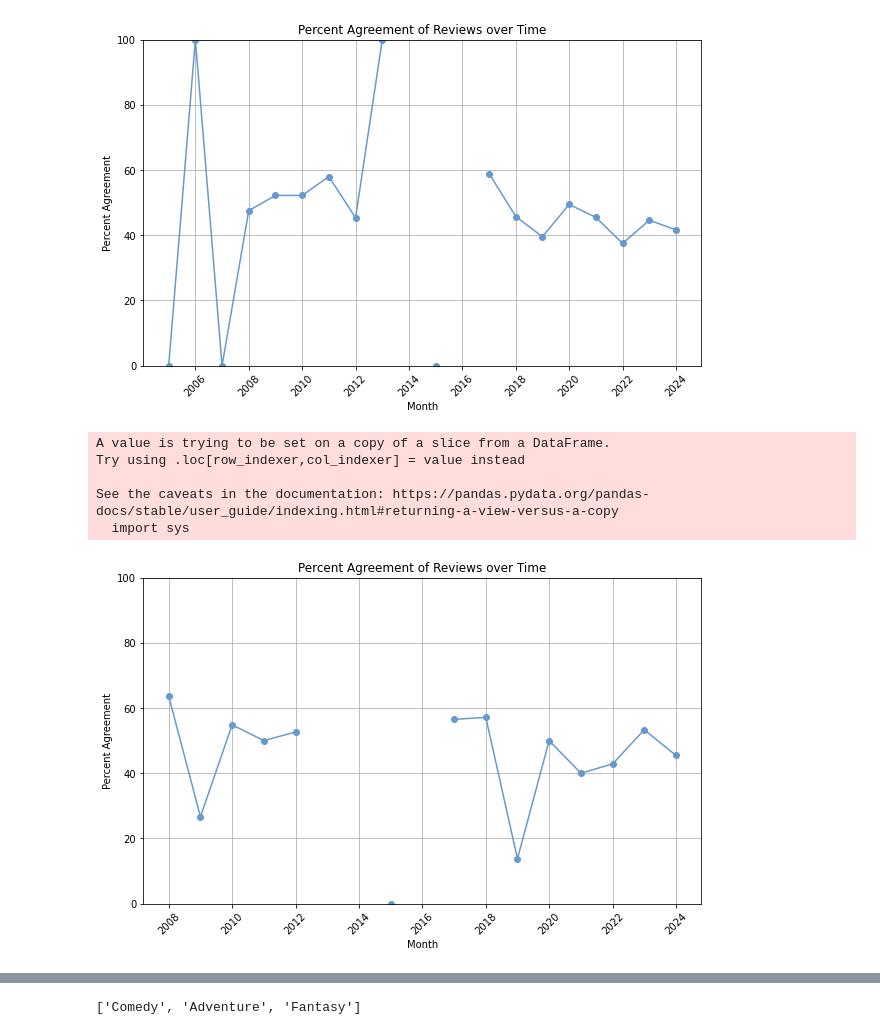
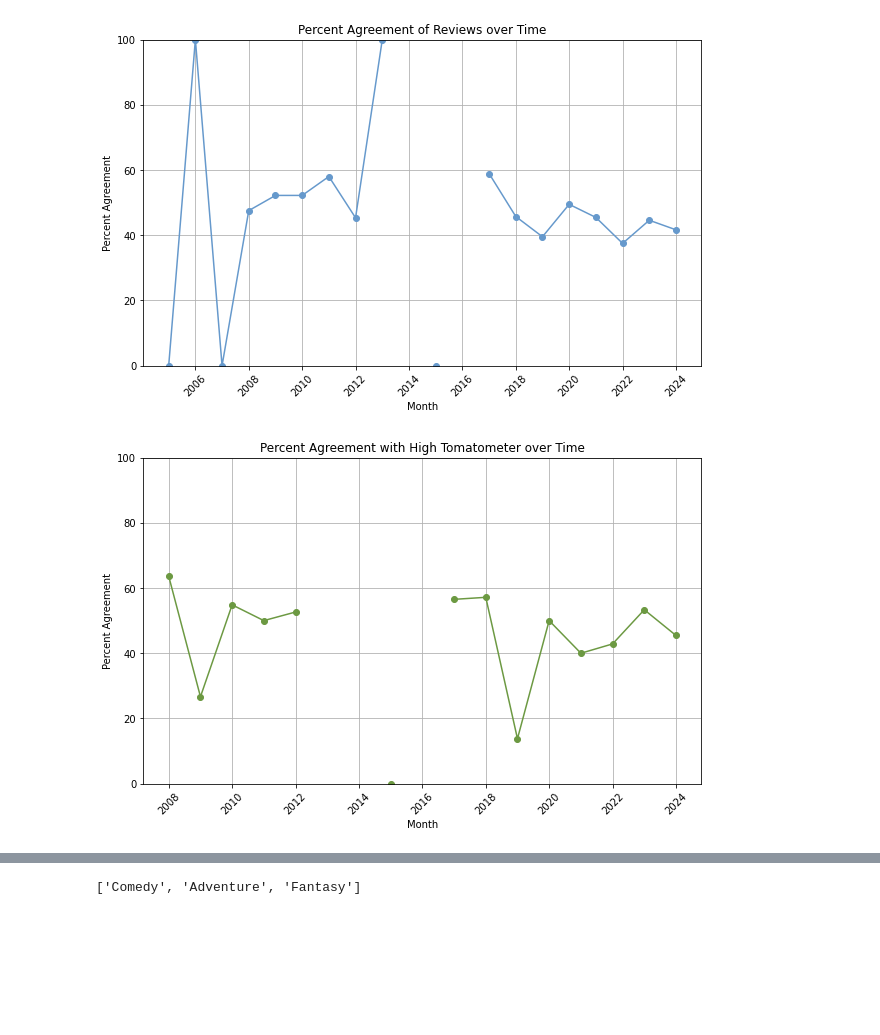
Before and after one commit to biohoo/armond_white_analysis, a Jupyter notebook: Armond White.ipynb, the cells around one changed output, grey strips where cells are left out. Cells and saved outputs as stored; diff of their text form; code cells hidden in the pictures; blank space fills up the shorter version.

Commit message:
Better formatting for jupyter notebook.  Color scheme consistent

```diff
--- a/Armond White.ipynb
+++ b/Armond White.ipynb
@@ -134,23 +163,17 @@ When faced with overwhelming negative critics,
 # %%
+def agreement_over_time(df, binning='M',color='#6699CC', title="Percent Agreement of Reviews over Time"):
 
+    df = df.copy()
 
-# Assuming 'df' is your DataFrame with 'Date', 'Armond Review', and 'Normalized Tomatometer Review'
-def agreement_over_time(df, binning='M'):
-    # Step 1: Convert the 'Date' index to pandas datetime
     df.index = df['Date']
-
-    # Step 2: Create a new column for agreement status (True if 'Armond Review' matches 'Normalized Tomatometer Review', False otherwise)
     df['Agreement'] = df['Armond Review'] == df['Normalized Tomatometer Review']
-
-    # Step 3: Group by month and calculate the percent agreement for each month
     percent_agreement_by_month = df.resample(binning)['Agreement'].mean() * 100
 
-    # Step 4: Plot the percent agreement over time
     plt.figure(figsize=(10, 6))
-    plt.plot(percent_agreement_by_month.index, percent_agreement_by_month.values, marker='o', linestyle='-', color='#6699CC')
+    plt.plot(percent_agreement_by_month.index, percent_agreement_by_month.values, marker='o', linestyle='-', color=color)
     plt.xlabel('Month')
     plt.ylabel('Percent Agreement')
-    plt.title('Percent Agreement of Reviews over Time')
+    plt.title(title)
     plt.grid(True)
     plt.xticks(rotation=45)
     plt.ylim(0, 100)
@@ -160,12 +183,7 @@ agreement_over_time(df, binning="Y")
 # %% [output]
 [figure]
 # %%
-agreement_over_time(high_tomatometer, binning="Y")
+agreement_over_time(high_tomatometer, binning="Y",color='#6c9942', title="Percent Agreement with High Tomatometer over Time")
 # %% [output]
-A value is trying to be set on a copy of a slice from a DataFrame.
-Try using .loc[row_indexer,col_indexer] = value instead
-
-See the caveats in the documentation: https://pandas.pydata.org/pandas-docs/stable/user_guide/indexing.html#returning-a-view-versus-a-copy
-  import sys
-[figure, old version]
+[figure, new version]
 # %%
```
Also changed, not shown: parts of 12 cells of this notebook.
